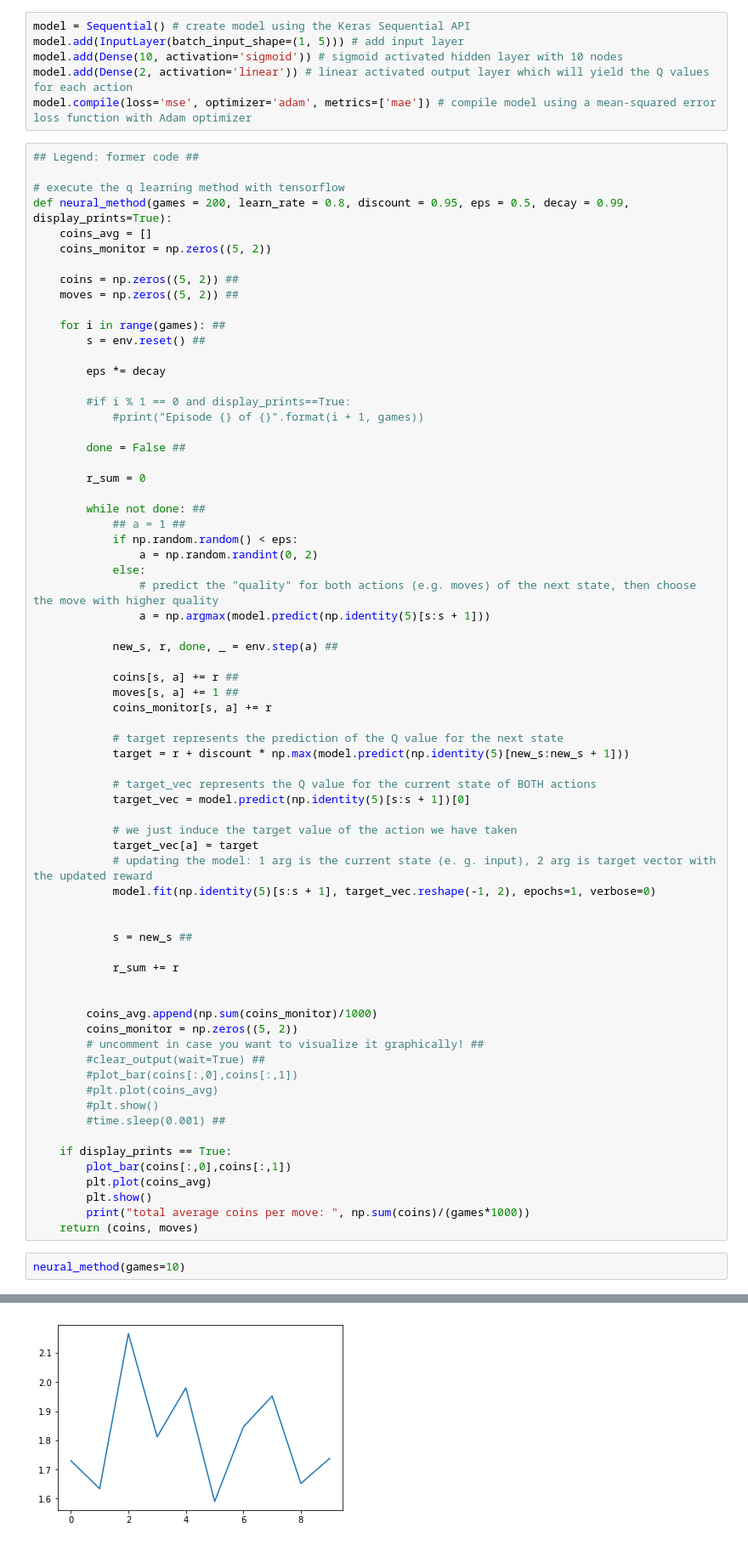
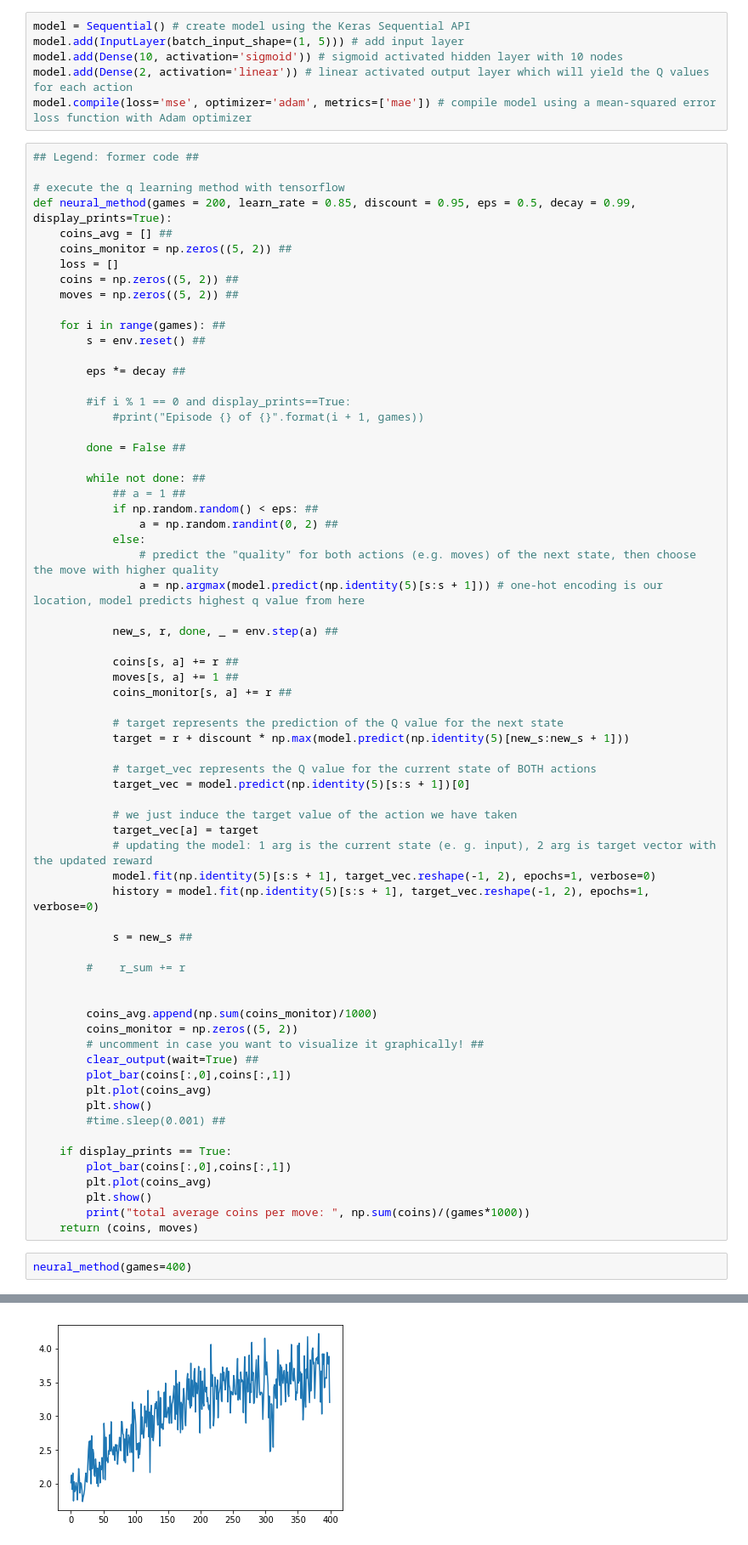
Before and after one commit to Binannis/gym-keras, a Jupyter notebook: Reinforcement_Learning.ipynb, the cells around one changed output, grey strips where cells are left out. Shown: that part at 85% size. Drawn from its saved outputs; the diff is of its cells as text.

```diff
--- a/Reinforcement_Learning.ipynb
+++ b/Reinforcement_Learning.ipynb
@@ -503,38 +504,36 @@ model.compile(loss='mse', optimizer='adam', metrics=['mae']) # compile model usi
 ## Legend: former code ##
 
 # execute the q learning method with tensorflow
-def neural_method(games = 200, learn_rate = 0.8, discount = 0.95, eps = 0.5, decay = 0.99, display_prints=True):
-    coins_avg = []
-    coins_monitor = np.zeros((5, 2))
-
+def neural_method(games = 200, learn_rate = 0.85, discount = 0.95, eps = 0.5, decay = 0.99, display_prints=True):
+    coins_avg = [] ##
+    coins_monitor = np.zeros((5, 2)) ##
+    loss = []
     coins = np.zeros((5, 2)) ##
     moves = np.zeros((5, 2)) ##
 
     for i in range(games): ##
         s = env.reset() ##
 
-        eps *= decay
+        eps *= decay ##
 
         #if i % 1 == 0 and display_prints==True:
             #print("Episode {} of {}".format(i + 1, games))
 
         done = False ##
 
-        r_sum = 0
-
         while not done: ##
             ## a = 1 ##
-            if np.random.random() < eps:
-                a = np.random.randint(0, 2)
+            if np.random.random() < eps: ##
+                a = np.random.randint(0, 2) ##
             else:
                 # predict the "quality" for both actions (e.g. moves) of the next state, then choose the move with higher quality
-                a = np.argmax(model.predict(np.identity(5)[s:s + 1]))
+                a = np.argmax(model.predict(np.identity(5)[s:s + 1])) # one-hot encoding is our location, model predicts highest q value from here
 
             new_s, r, done, _ = env.step(a) ##
 
             coins[s, a] += r ##
             moves[s, a] += 1 ##
-            coins_monitor[s, a] += r
+            coins_monitor[s, a] += r ##
 
             # target represents the prediction of the Q value for the next state
             target = r + discount * np.max(model.predict(np.identity(5)[new_s:new_s + 1]))
@@ -546,20 +545,20 @@ def neural_method(games = 200, learn_rate = 0.8, discount = 0.95, eps = 0.5, dec
             target_vec[a] = target
             # updating the model: 1 arg is the current state (e. g. input), 2 arg is target vector with the updated reward
             model.fit(np.identity(5)[s:s + 1], target_vec.reshape(-1, 2), epochs=1, verbose=0)
-
+            history = model.fit(np.identity(5)[s:s + 1], target_vec.reshape(-1, 2), epochs=1, verbose=0)
 
             s = new_s ##
 
-            r_sum += r
+        #    r_sum += r
 
 
         coins_avg.append(np.sum(coins_monitor)/1000)
         coins_monitor = np.zeros((5, 2))
         # uncomment in case you want to visualize it graphically! ##
-        #clear_output(wait=True) ##
-        #plot_bar(coins[:,0],coins[:,1])
-        #plt.plot(coins_avg)
-        #plt.show()
+        clear_output(wait=True) ##
+        plot_bar(coins[:,0],coins[:,1])
+        plt.plot(coins_avg)
+        plt.show()
         #time.sleep(0.001) ##
 
     if display_prints == True:
@@ -569,5 +568,5 @@ def neural_method(games = 200, learn_rate = 0.8, discount = 0.95, eps = 0.5, dec
         print("total average coins per move: ", np.sum(coins)/(games*1000))
     return (coins, moves)
 # %%
-neural_method(games=10)
+neural_method(games=400)
 # %% [output]
@@ -575 +574 @@ neural_method(games=10)
-[figure, old version]
+[figure, new version]
```
Also changed, not shown: parts of 18 cells of this notebook.
